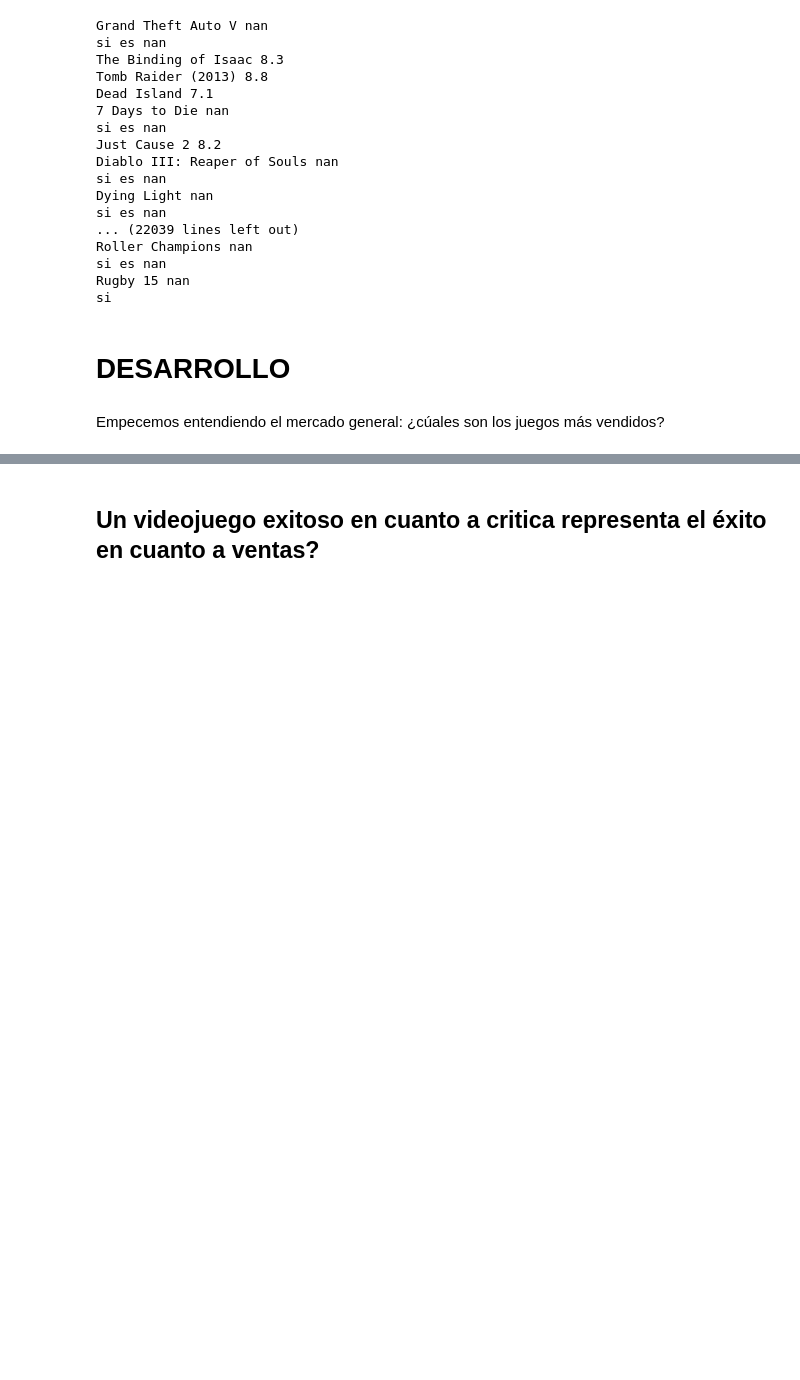
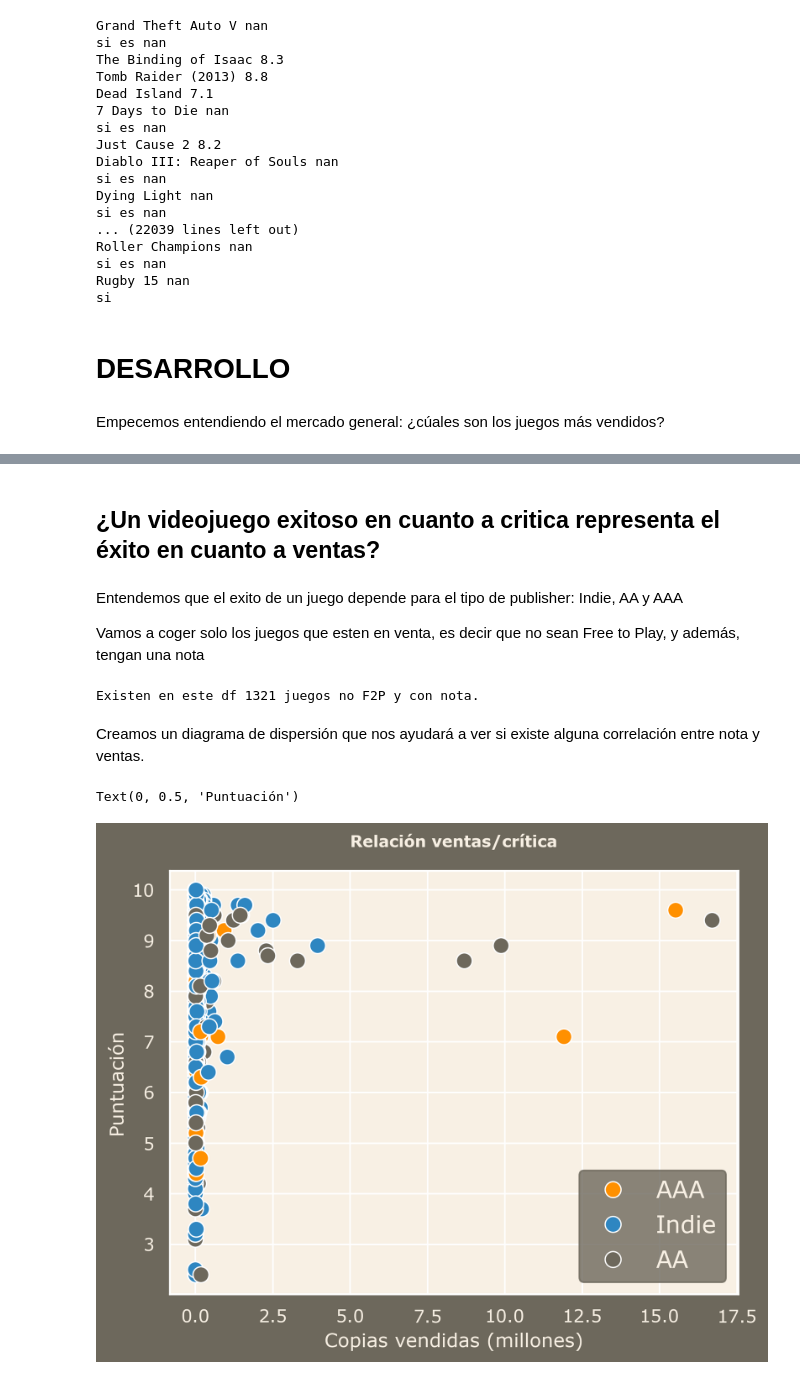
Before and after one commit to manuelfranceschi/EDA_GameInvestment, a Jupyter notebook: src/notebooks/Definicion_EDA.ipynb, the cells around one changed output, grey strips where cells are left out. Cells and saved outputs as stored; diff of their text form; code cells hidden in the pictures; blank space fills up the shorter version.

```diff
--- a/src/notebooks/Definicion_EDA.ipynb
+++ b/src/notebooks/Definicion_EDA.ipynb
@@ -131,12 +131,17 @@ df_1.drop(columns=["Unnamed: 0","Name", "Release date", "Price", "Metacritic sco
 # %%
 # 2nd CSV
 df_2 = pd.read_csv("./../data/Steam_2024_bestRevenue_1500.csv")
-
 df_2.rename(columns={"steamId":"AppID", "developers":"Developers", "publishers":"Publishers",
              "publisherClass":"PublisherClass", "revenue":"Revenue",
              "price":"Price", "ReleaseDate":"Release date", "name":"Name"}, inplace=True)
+# Eliminamos un único tipo de publisher que no nos es relevante
+df_2.drop(710, inplace=True)
 
 games_steam = df_2.merge(df_1, on=["AppID"], how="left")
 
+#date formatting
+games_steam["releaseDate"] = pd.to_datetime(games_steam["releaseDate"], format='%d-%m-%Y')
+
 for index, row in games_steam.iterrows():
     games_steam.at[index, "copiesSold"] = round(row["copiesSold"] / 1000000, 2)
+    games_steam.at[index, "reviewScore"] = round(row["reviewScore"] / 10, 2)
@@ -201,2 +210,24 @@ plt.xlim(4,30)
 # %% [markdown]
-## Un videojuego exitoso en cuanto a critica representa el éxito en cuanto a ventas?
+## ¿Un videojuego exitoso en cuanto a critica representa el éxito en cuanto a ventas?
+# %% [markdown]
+Entendemos que el exito de un juego depende para el tipo de publisher: Indie, AA y AAA
+
+Vamos a coger solo los juegos que esten en venta, es decir que no sean Free to Play, y además, tengan una nota
+# %%
+games_steam_sell = games_steam[(games_steam["Price"] > 0) & games_steam["reviewScore"] > 0]
+print(f"Existen en este df {games_steam_sell.shape[0]} juegos no F2P y con nota.")
+copies_reviews = games_steam_sell[["PublisherClass","reviewScore","copiesSold"]]
+# %% [output]
+Existen en este df 1321 juegos no F2P y con nota.
+# %% [markdown]
+Creamos un diagrama de dispersión que nos ayudará a ver si existe alguna correlación entre nota y ventas.
+# %%
+sns.scatterplot(data=copies_reviews, y="reviewScore", x="copiesSold", hue="PublisherClass", s=100,
+                palette=["#FF9000", "#2E86C1", "#6D685C"])
+plt.title("Relación ventas/crítica",fontsize= 10, weight="bold", pad=15)
+plt.xlabel("Copias vendidas (millones)")
+plt.legend(loc="lower right", frameon=True, fontsize=15).get_frame().set_color("#6D685C")
+plt.ylabel("Puntuación")
+# %% [output]
+Text(0, 0.5, 'Puntuación')
+[figure, added]
```
Also changed, not shown: parts of 32 cells of this notebook, 5 other files.
